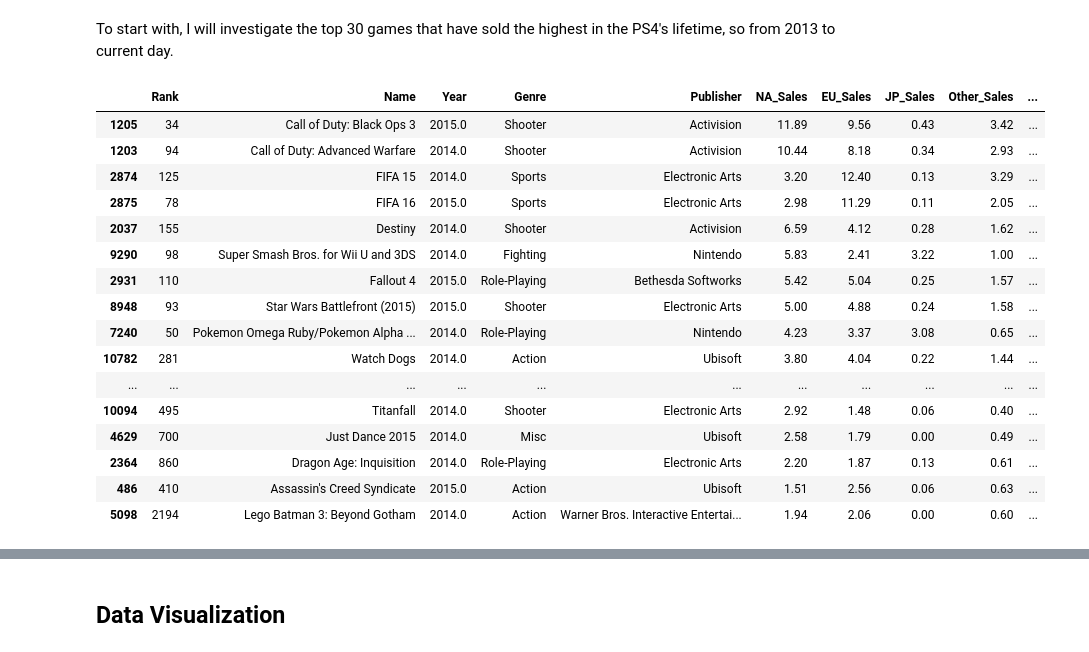
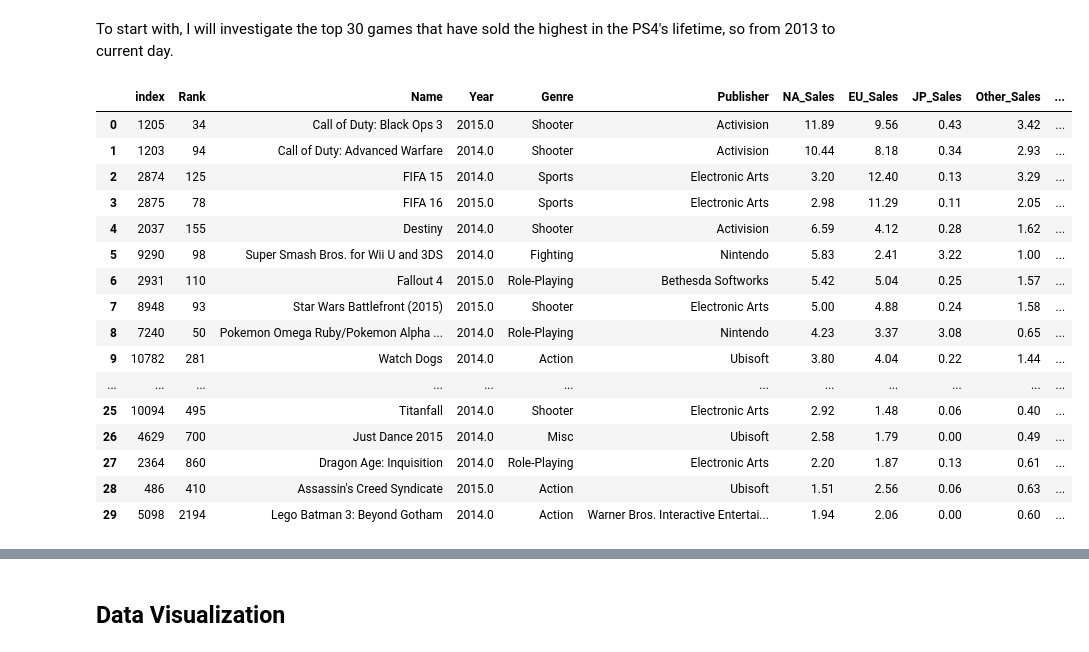
Before and after one commit to Rayan-Arshed/Data-Pipeline-Assessment-Video-Game-Data, a Jupyter notebook: Data-Pipeline-Assessment.ipynb, the cells around one changed output, grey strips where cells are left out. Saved outputs shown, nothing was run; the diff lists cells and outputs as text; code cells hidden in the pictures.

Commit message:
Starting analysis into PS4 game sales

```diff
--- a/Data-Pipeline-Assessment.ipynb
+++ b/Data-Pipeline-Assessment.ipynb
@@ -970,22 +970,22 @@ df_ps4
 # %% [markdown]
 To start with, I will investigate the top 30 games that have sold the highest in the PS4's lifetime, so from 2013 to current day.
 # %%
-df_sales_new[df_sales_new["Year"] > 2013].sort_values("Global_Sales", ascending=False).head(30)
+df_sales_new[df_sales_new["Year"] > 2013].sort_values("Global_Sales", ascending=False).head(30).reset_index()
 # %% [output]
-|  | Rank | Name | Year | Genre | Publisher | NA_Sales | EU_Sales | JP_Sales | Other_Sales | ... |
-| 1205 | 34 | Call of Duty: Black Ops 3 | 2015.0 | Shooter | Activision | 11.89 | 9.56 | 0.43 | 3.42 | ... |
-| 1203 | 94 | Call of Duty: Advanced Warfare | 2014.0 | Shooter | Activision | 10.44 | 8.18 | 0.34 | 2.93 | ... |
-| 2874 | 125 | FIFA 15 | 2014.0 | Sports | Electronic Arts | 3.20 | 12.40 | 0.13 | 3.29 | ... |
-| 2875 | 78 | FIFA 16 | 2015.0 | Sports | Electronic Arts | 2.98 | 11.29 | 0.11 | 2.05 | ... |
-| 2037 | 155 | Destiny | 2014.0 | Shooter | Activision | 6.59 | 4.12 | 0.28 | 1.62 | ... |
-| 9290 | 98 | Super Smash Bros. for Wii U and 3DS | 2014.0 | Fighting | Nintendo | 5.83 | 2.41 | 3.22 | 1.00 | ... |
-| 2931 | 110 | Fallout 4 | 2015.0 | Role-Playing | Bethesda Softworks | 5.42 | 5.04 | 0.25 | 1.57 | ... |
-| 8948 | 93 | Star Wars Battlefront (2015) | 2015.0 | Shooter | Electronic Arts | 5.00 | 4.88 | 0.24 | 1.58 | ... |
-| 7240 | 50 | Pokemon Omega Ruby/Pokemon Alpha ... | 2014.0 | Role-Playing | Nintendo | 4.23 | 3.37 | 3.08 | 0.65 | ... |
-| 10782 | 281 | Watch Dogs | 2014.0 | Action | Ubisoft | 3.80 | 4.04 | 0.22 | 1.44 | ... |
-| ... | ... | ... | ... | ... | ... | ... | ... | ... | ... | ... |
-| 10094 | 495 | Titanfall | 2014.0 | Shooter | Electronic Arts | 2.92 | 1.48 | 0.06 | 0.40 | ... |
-| 4629 | 700 | Just Dance 2015 | 2014.0 | Misc | Ubisoft | 2.58 | 1.79 | 0.00 | 0.49 | ... |
-| 2364 | 860 | Dragon Age: Inquisition | 2014.0 | Role-Playing | Electronic Arts | 2.20 | 1.87 | 0.13 | 0.61 | ... |
-| 486 | 410 | Assassin's Creed Syndicate | 2015.0 | Action | Ubisoft | 1.51 | 2.56 | 0.06 | 0.63 | ... |
-| 5098 | 2194 | Lego Batman 3: Beyond Gotham | 2014.0 | Action | Warner Bros. Interactive Entertai... | 1.94 | 2.06 | 0.00 | 0.60 | ... |
+|  | index | Rank | Name | Year | Genre | Publisher | NA_Sales | EU_Sales | JP_Sales | Other_Sales | ... |
+| 0 | 1205 | 34 | Call of Duty: Black Ops 3 | 2015.0 | Shooter | Activision | 11.89 | 9.56 | 0.43 | 3.42 | ... |
+| 1 | 1203 | 94 | Call of Duty: Advanced Warfare | 2014.0 | Shooter | Activision | 10.44 | 8.18 | 0.34 | 2.93 | ... |
+| 2 | 2874 | 125 | FIFA 15 | 2014.0 | Sports | Electronic Arts | 3.20 | 12.40 | 0.13 | 3.29 | ... |
+| 3 | 2875 | 78 | FIFA 16 | 2015.0 | Sports | Electronic Arts | 2.98 | 11.29 | 0.11 | 2.05 | ... |
+| 4 | 2037 | 155 | Destiny | 2014.0 | Shooter | Activision | 6.59 | 4.12 | 0.28 | 1.62 | ... |
+| 5 | 9290 | 98 | Super Smash Bros. for Wii U and 3DS | 2014.0 | Fighting | Nintendo | 5.83 | 2.41 | 3.22 | 1.00 | ... |
+| 6 | 2931 | 110 | Fallout 4 | 2015.0 | Role-Playing | Bethesda Softworks | 5.42 | 5.04 | 0.25 | 1.57 | ... |
+| 7 | 8948 | 93 | Star Wars Battlefront (2015) | 2015.0 | Shooter | Electronic Arts | 5.00 | 4.88 | 0.24 | 1.58 | ... |
+| 8 | 7240 | 50 | Pokemon Omega Ruby/Pokemon Alpha ... | 2014.0 | Role-Playing | Nintendo | 4.23 | 3.37 | 3.08 | 0.65 | ... |
+| 9 | 10782 | 281 | Watch Dogs | 2014.0 | Action | Ubisoft | 3.80 | 4.04 | 0.22 | 1.44 | ... |
+| ... | ... | ... | ... | ... | ... | ... | ... | ... | ... | ... | ... |
+| 25 | 10094 | 495 | Titanfall | 2014.0 | Shooter | Electronic Arts | 2.92 | 1.48 | 0.06 | 0.40 | ... |
+| 26 | 4629 | 700 | Just Dance 2015 | 2014.0 | Misc | Ubisoft | 2.58 | 1.79 | 0.00 | 0.49 | ... |
+| 27 | 2364 | 860 | Dragon Age: Inquisition | 2014.0 | Role-Playing | Electronic Arts | 2.20 | 1.87 | 0.13 | 0.61 | ... |
+| 28 | 486 | 410 | Assassin's Creed Syndicate | 2015.0 | Action | Ubisoft | 1.51 | 2.56 | 0.06 | 0.63 | ... |
+| 29 | 5098 | 2194 | Lego Batman 3: Beyond Gotham | 2014.0 | Action | Warner Bros. Interactive Entertai... | 1.94 | 2.06 | 0.00 | 0.60 | ... |
```
Also changed, not shown: parts of 5 cells of this notebook.
